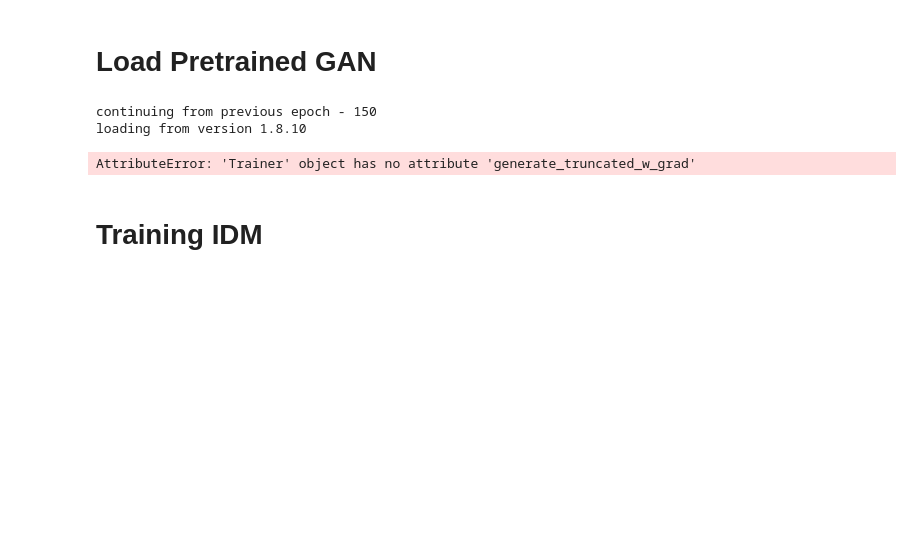
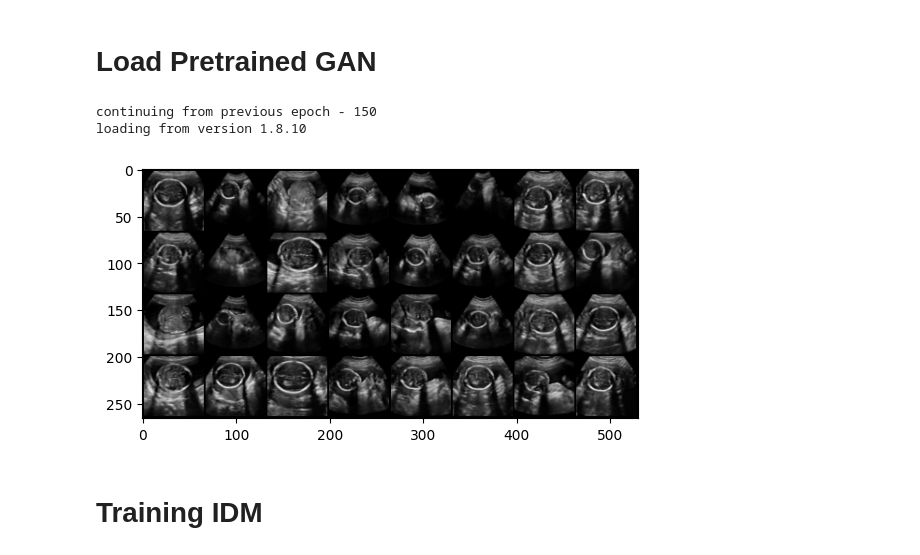
Before and after one commit to Jack47744/ultrasound_subset, a Jupyter notebook: 04_glad_idm_ultrasound.ipynb, the cells around one changed output. Drawn from its saved outputs; the diff is of its cells as text; code cells hidden in the pictures; blank space fills up the shorter version.

```diff
--- a/04_glad_idm_ultrasound.ipynb
+++ b/04_glad_idm_ultrasound.ipynb
@@ -395,47 +396,87 @@ if args.use_gan:
         show(make_grid(denorm(fake), nrow=8, padding=2, normalize=False, value_range=None, scale_each=False, pad_value=0))
     elif args.gan_type == "stylegan2":
 
-        import sys
-        from pathlib import Path
-        module_path = Path('./gan/stylegan2-pytorch/stylegan2_pytorch/cli.py')
+        def evaluate_in_chunks(max_batch_size, model, *args):
+            split_args = list(zip(*list(map(lambda x: x.split(max_batch_size, dim=0), args))))
+            chunked_outputs = [model(*i) for i in split_args]
+            if len(chunked_outputs) == 1:
+                return chunked_outputs[0]
+            return torch.cat(chunked_outputs, dim=0)
 
-        # Read the content of the file
-        with open(module_path, 'r') as file:
-            code = file.read()
+        def exists(val):
+            return val is not None
 
-        # Execute the code
-        exec(code, globals())
+        def default(value, d):
+            return value if exists(value) else d
+
+        def noise(n, latent_dim, device):
+            return torch.randn(n, latent_dim).cuda(device)
+
+        def styles_def_to_tensor(styles_def):
+            return torch.cat([t[:, None, :].expand(-1, n, -1) for t, n in styles_def], dim=1)
+
+        def truncate_style_w_grad(self, tensor, S = None, trunc_psi = 0.75):
+            S = default(S, self.GAN.S)
+            batch_size = self.batch_size
+            latent_dim = self.GAN.G.latent_dim
+
+            if not exists(self.av):
+                z = noise(2000, latent_dim, device=self.rank)
+                samples = evaluate_in_chunks(batch_size, S, z).cpu().numpy()
+                self.av = np.mean(samples, axis = 0)
+                self.av = np.expand_dims(self.av, axis = 0)
+
+            av_torch = torch.from_numpy(self.av).cuda(self.rank)
+            tensor = trunc_psi * (tensor - av_torch) + av_torch
+            return tensor
+
+        def truncate_style_defs_w_grad(self, w, S = None, trunc_psi = 0.75):
+            w_space = []
+            for tensor, num_layers in w:
+                tensor = self.truncate_style_w_grad(tensor, S = S, trunc_psi = trunc_psi)
+                w_space.append((tensor, num_layers))
+            return w_space
+
+        def generate_truncated_w_grad(self, S, G, style, noi, trunc_psi = 0.75, num_image_tiles = 8):
+            w = map(lambda t: (S(t[0]), t[1]), style)
+            w_truncated = self.truncate_style_defs_w_grad(w, S = S, trunc_psi = trunc_psi)
+            w_styles = styles_def_to_tensor(w_truncated)
+            generated_images = evaluate_in_chunks(self.batch_size, G, w_styles, noi)
+            return generated_images.clamp_(0., 1.)
 
         data_path = "../bkainz_data/images_train_filtered_all"
         stylegan2_args = {
             "data": data_path,
             "name": "glad_ultrasound",
             "image_size": 64,
             "models_dir": "./gan/stylegan2-pytorch/stylegan2_pytorch/models",
             "is_get_model": True # Flag indicating to get the model or not
         }
         model = train_from_folder(**stylegan2_args)
+        # model.truncate_style_w_grad = truncate_style_w_grad
+        # model.truncate_style_defs_w_grad = truncate_style_defs_w_grad
+        # model.generate_truncated_w_grad = generate_truncated_w_grad
 
         num_layers = model.GAN.G.num_layers
         latent_dim = model.GAN.G.latent_dim
         image_size = model.GAN.G.image_size
 
         args.nz = model.GAN.G.latent_dim
         args.num_layers = num_layers
 
         model.GAN.SE = model.GAN.SE.eval().requires_grad_(False).to(args.device)
         model.GAN.GE = model.GAN.GE.eval().requires_grad_(False).to(args.device)
 
         device = 'cuda' if torch.cuda.is_available() else 'cpu'
         latents = torch.rand(size=(32, args.nz), dtype=torch.float, requires_grad=False, device=args.device)
         generated_image = gen_sg2_img(model, latents)
 
           # Display the images
         show(make_grid(generated_image, nrow=8, padding=2, normalize=False, value_range=None, scale_each=False, pad_value=0))
 # %% [output]
 continuing from previous epoch - 150
 loading from version 1.8.10
-AttributeError: 'Trainer' object has no attribute 'generate_truncated_w_grad'
+[figure, added]
 # %% [markdown]
 # Training IDM
 # %%
```
Also changed, not shown: parts of 7 cells of this notebook.
